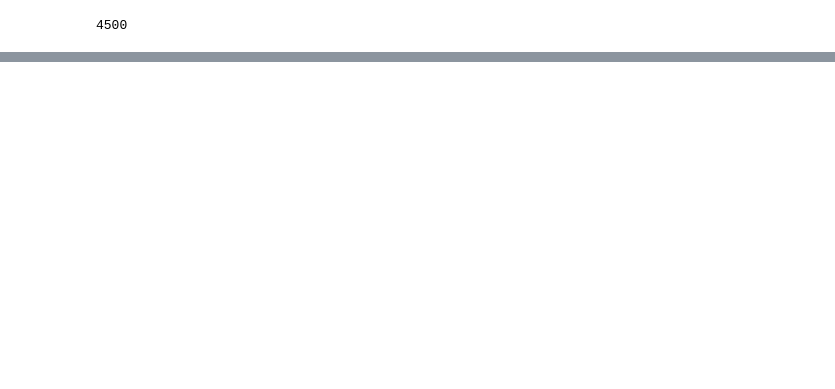
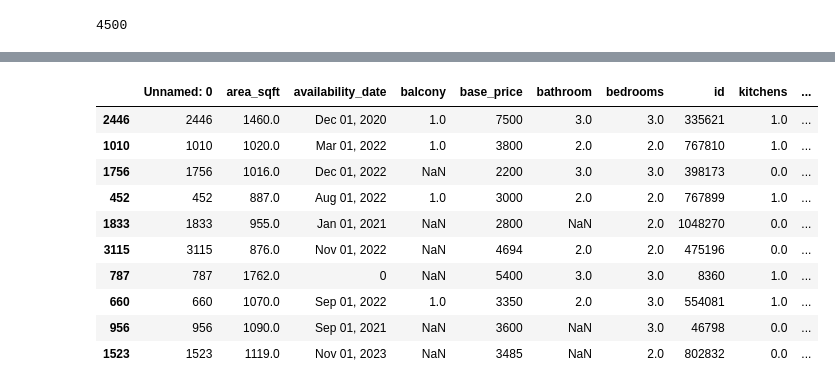
Before and after one commit to 41x3n/Price-Samjho, a Jupyter notebook: Notebooks/Generating_the_Datasets.ipynb, the cells around one changed output, grey strips where cells are left out. Cells and saved outputs as stored; diff of their text form; code cells hidden in the pictures; blank space fills up the shorter version.

```diff
--- a/Notebooks/Generating_the_Datasets.ipynb
+++ b/Notebooks/Generating_the_Datasets.ipynb
@@ -77,0 +256,14 @@ output.to_csv(r'Datasets\raw_dataset.csv')
+# %%
+df.sample(10)
+# %% [output]
+|  | Unnamed: 0 | area_sqft | availability_date | balcony | base_price | bathroom | bedrooms | id | kitchens | ... |
+| 2446 | 2446 | 1460.0 | Dec 01, 2020 | 1.0 | 7500 | 3.0 | 3.0 | 335621 | 1.0 | ... |
+| 1010 | 1010 | 1020.0 | Mar 01, 2022 | 1.0 | 3800 | 2.0 | 2.0 | 767810 | 1.0 | ... |
+| 1756 | 1756 | 1016.0 | Dec 01, 2022 | NaN | 2200 | 3.0 | 3.0 | 398173 | 0.0 | ... |
+| 452 | 452 | 887.0 | Aug 01, 2022 | 1.0 | 3000 | 2.0 | 2.0 | 767899 | 1.0 | ... |
+| 1833 | 1833 | 955.0 | Jan 01, 2021 | NaN | 2800 | NaN | 2.0 | 1048270 | 0.0 | ... |
+| 3115 | 3115 | 876.0 | Nov 01, 2022 | NaN | 4694 | 2.0 | 2.0 | 475196 | 0.0 | ... |
+| 787 | 787 | 1762.0 | 0 | NaN | 5400 | 3.0 | 3.0 | 8360 | 1.0 | ... |
+| 660 | 660 | 1070.0 | Sep 01, 2022 | 1.0 | 3350 | 2.0 | 3.0 | 554081 | 1.0 | ... |
+| 956 | 956 | 1090.0 | Sep 01, 2021 | NaN | 3600 | NaN | 3.0 | 46798 | 0.0 | ... |
+| 1523 | 1523 | 1119.0 | Nov 01, 2023 | NaN | 3485 | NaN | 2.0 | 802832 | 0.0 | ... |
```
Also changed, not shown: parts of 27 cells of this notebook.
